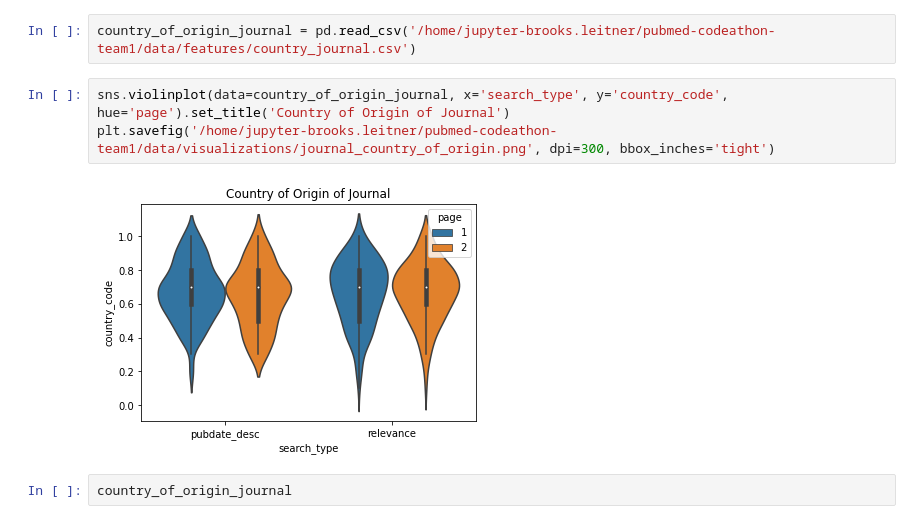
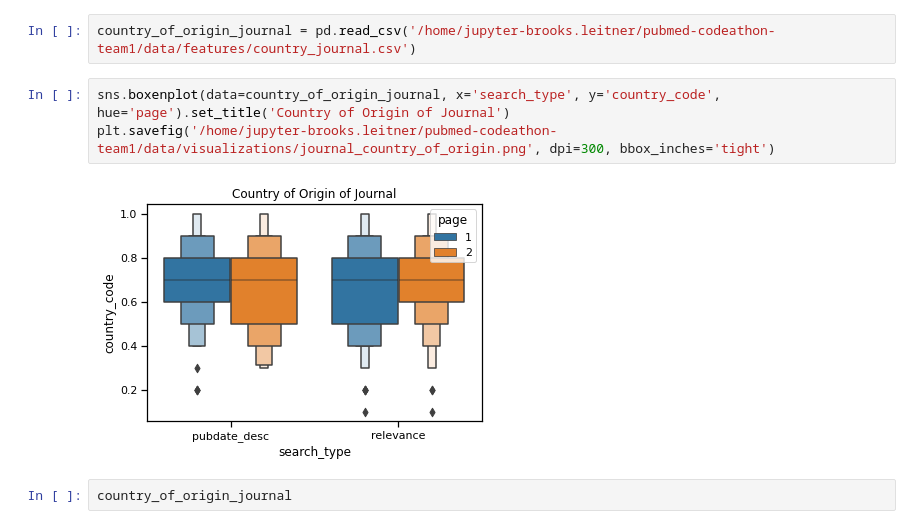
Before and after one commit to NCBI-Codeathons/pubmed-codeathon-team1, a Jupyter notebook: notebooks/data_visualizations_bl.ipynb, the cells around one changed output. Saved outputs shown, nothing was run; the diff lists cells and outputs as text.

```diff
--- a/notebooks/data_visualizations_bl.ipynb
+++ b/notebooks/data_visualizations_bl.ipynb
@@ -71,10 +71,10 @@ ttest(a, b)
 # %%
 country_of_origin_journal = pd.read_csv('/home/jupyter-brooks.leitner/pubmed-codeathon-team1/data/features/country_journal.csv')
 # %%
-sns.violinplot(data=country_of_origin_journal, x='search_type', y='country_code', hue='page').set_title('Country of Origin of Journal')
+sns.boxenplot(data=country_of_origin_journal, x='search_type', y='country_code', hue='page').set_title('Country of Origin of Journal')
 plt.savefig('/home/jupyter-brooks.leitner/pubmed-codeathon-team1/data/visualizations/journal_country_of_origin.png', dpi=300, bbox_inches='tight')
 # %% [output]
-[figure, old version]
+[figure, new version]
 # %%
 country_of_origin_journal
 # %% [output]
```
Also changed, not shown: parts of 9 cells of this notebook, 10 other files.
